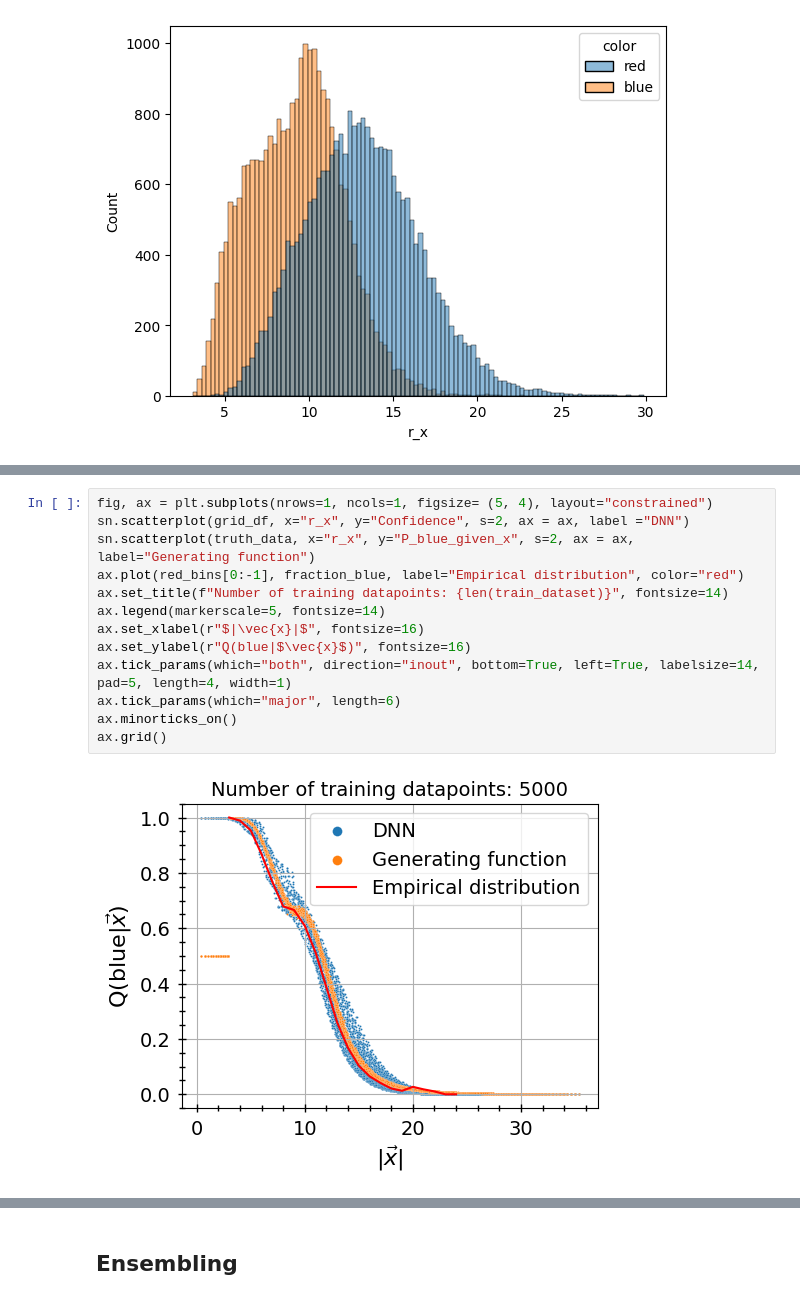
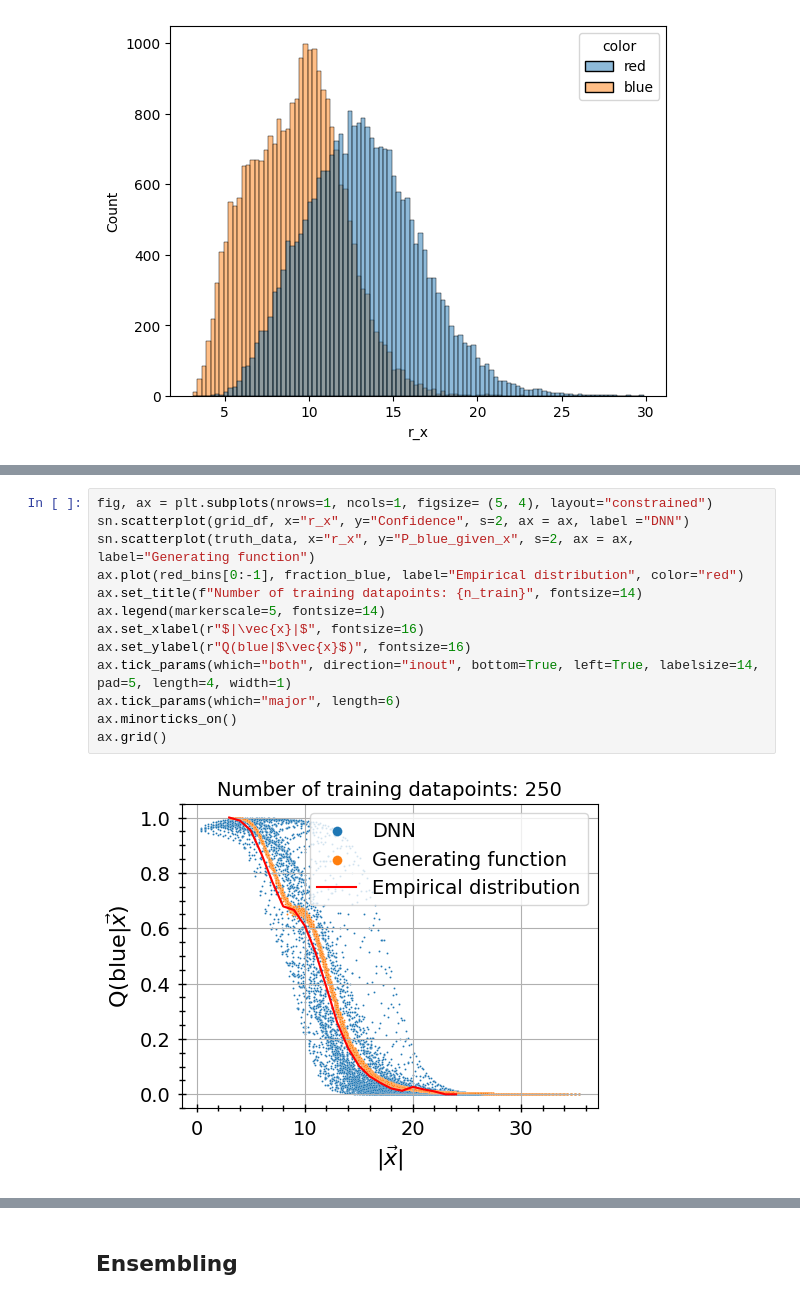
Before and after one commit to choisant/foundational-modeling, a Jupyter notebook: toy_experiment/DNN/DNN.ipynb, the cells around one changed output, grey strips where cells are left out. Drawn from its saved outputs; the diff is of its cells as text.

```diff
--- a/toy_experiment/DNN/DNN.ipynb
+++ b/toy_experiment/DNN/DNN.ipynb
@@ -287,15 +316,15 @@ Estimated maximum accuracy: 0.736054122215328
 # %%
 fig, ax = plt.subplots(nrows=1, ncols=1, figsize= (5, 4), layout="constrained")
 sn.scatterplot(grid_df, x="r_x", y="Confidence", s=2, ax = ax, label ="DNN")
 sn.scatterplot(truth_data, x="r_x", y="P_blue_given_x", s=2, ax = ax, label="Generating function")
 ax.plot(red_bins[0:-1], fraction_blue, label="Empirical distribution", color="red")
-ax.set_title(f"Number of training datapoints: {len(train_dataset)}", fontsize=14)
+ax.set_title(f"Number of training datapoints: {n_train}", fontsize=14)
 ax.legend(markerscale=5, fontsize=14)
 ax.set_xlabel(r"$|\vec{x}|$", fontsize=16)
 ax.set_ylabel(r"Q(blue|$\vec{x}$)", fontsize=16)
 ax.tick_params(which="both", direction="inout", bottom=True, left=True, labelsize=14, pad=5, length=4, width=1)
 ax.tick_params(which="major", length=6)
 ax.minorticks_on()
 ax.grid()
 # %% [output]
-[figure, old version]
+[figure, new version]
```
Also changed, not shown: parts of 12 cells of this notebook, 3 other files.
